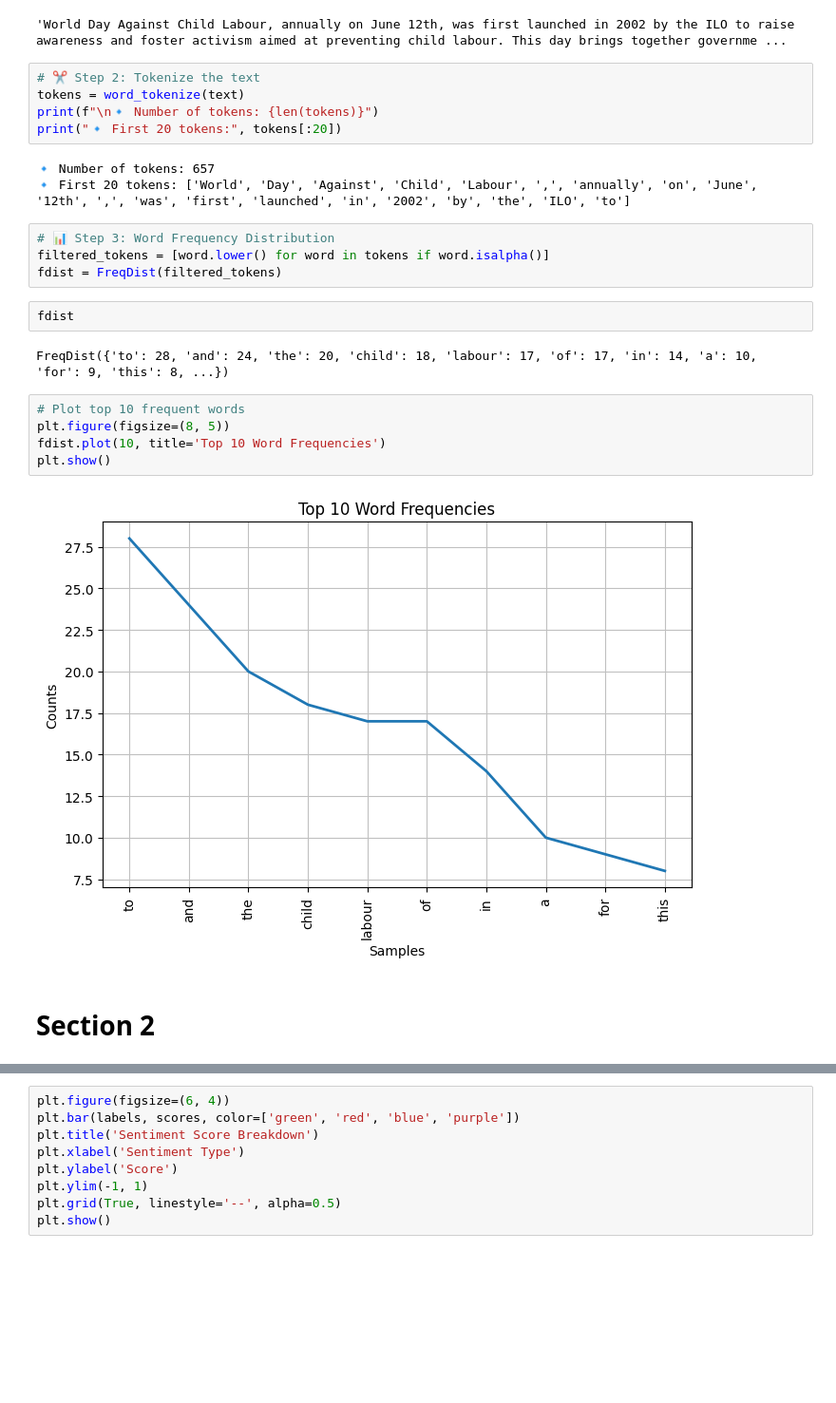
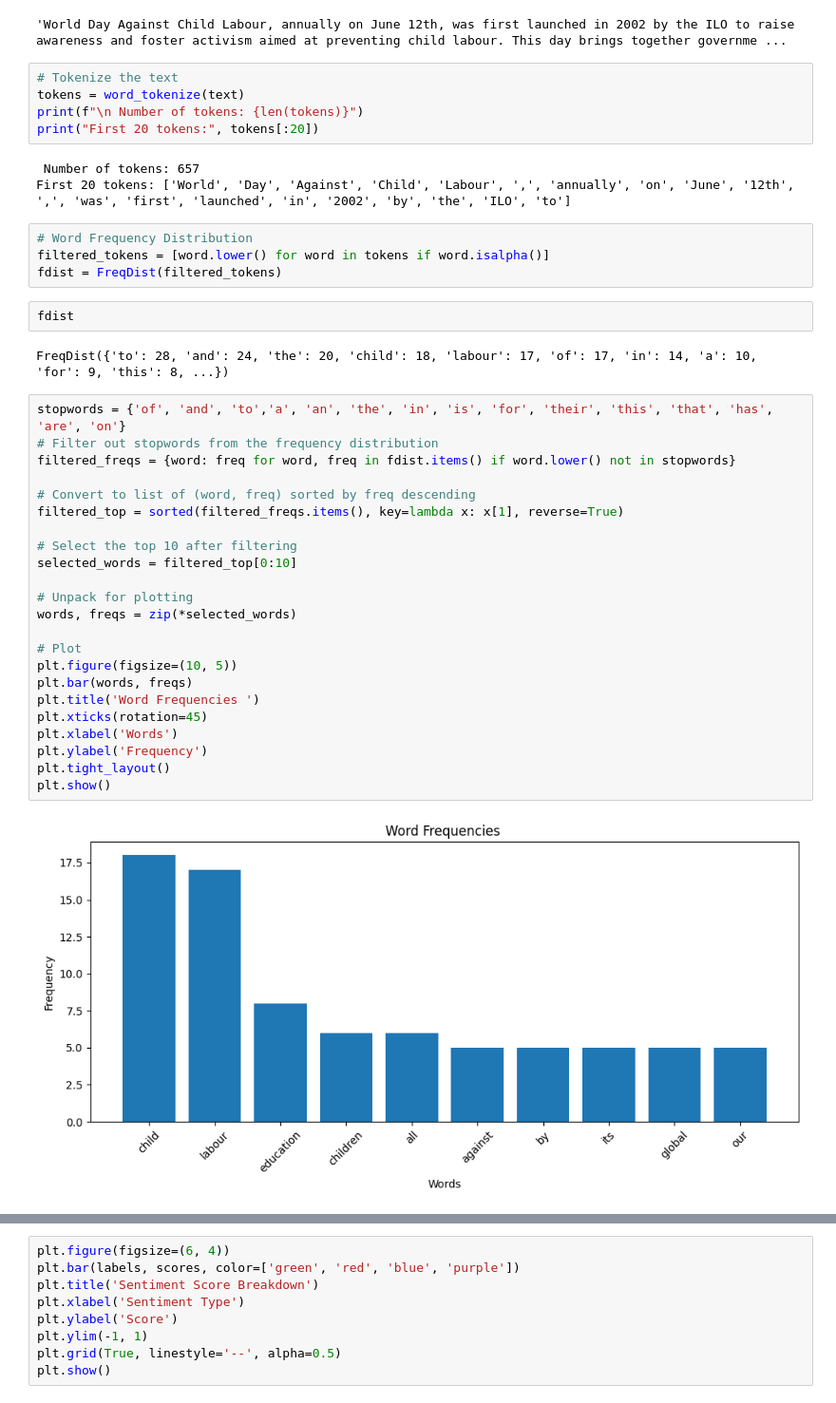
Before and after one commit to mioyn/AdvDataProg, a Jupyter notebook: TM_P.ipynb, the cells around one changed output, grey strips where cells are left out. Shown at 95% size. Drawn from its saved outputs; the diff is of its cells as text; blank space fills up the shorter version.

```diff
--- a/TM_P.ipynb
+++ b/TM_P.ipynb
@@ -58,27 +50,43 @@ text
 # %% [output]
 'World Day Against Child Labour, annually on June 12th, was first launched in 2002 by the ILO to raise awareness and foster activism aimed at preventing child labour. This day brings together governme ...
 # %%
-# ✂️ Step 2: Tokenize the text
+# Tokenize the text
 tokens = word_tokenize(text)
-print(f"\n🔹 Number of tokens: {len(tokens)}")
-print("🔹 First 20 tokens:", tokens[:20])
+print(f"\n Number of tokens: {len(tokens)}")
+print("First 20 tokens:", tokens[:20])
 # %% [output]
-🔹 Number of tokens: 657
-🔹 First 20 tokens: ['World', 'Day', 'Against', 'Child', 'Labour', ',', 'annually', 'on', 'June', '12th', ',', 'was', 'first', 'launched', 'in', '2002', 'by', 'the', 'ILO', 'to']
+ Number of tokens: 657
+First 20 tokens: ['World', 'Day', 'Against', 'Child', 'Labour', ',', 'annually', 'on', 'June', '12th', ',', 'was', 'first', 'launched', 'in', '2002', 'by', 'the', 'ILO', 'to']
 # %%
-# 📊 Step 3: Word Frequency Distribution
+# Word Frequency Distribution
 filtered_tokens = [word.lower() for word in tokens if word.isalpha()]
 fdist = FreqDist(filtered_tokens)
 # %%
 fdist
 # %% [output]
 FreqDist({'to': 28, 'and': 24, 'the': 20, 'child': 18, 'labour': 17, 'of': 17, 'in': 14, 'a': 10, 'for': 9, 'this': 8, ...})
-# %%
-# Plot top 10 frequent words
-plt.figure(figsize=(8, 5))
-fdist.plot(10, title='Top 10 Word Frequencies')
-plt.show()
-# %% [output]
-[figure, removed]
-# %% [markdown]
-# Section 2
+# %%
+stopwords = {'of', 'and', 'to','a', 'an', 'the', 'in', 'is', 'for', 'their', 'this', 'that', 'has', 'are', 'on'}
+# Filter out stopwords from the frequency distribution
+filtered_freqs = {word: freq for word, freq in fdist.items() if word.lower() not in stopwords}
+
+# Convert to list of (word, freq) sorted by freq descending
+filtered_top = sorted(filtered_freqs.items(), key=lambda x: x[1], reverse=True)
+
+# Select the top 10 after filtering
+selected_words = filtered_top[0:10]
+
+# Unpack for plotting
+words, freqs = zip(*selected_words)
+
+# Plot
+plt.figure(figsize=(10, 5))
+plt.bar(words, freqs)
+plt.title('Word Frequencies ')
+plt.xticks(rotation=45)
+plt.xlabel('Words')
+plt.ylabel('Frequency')
+plt.tight_layout()
+plt.show()
+# %% [output]
+[figure, added]
```
Also changed, not shown: parts of 25 cells of this notebook.
